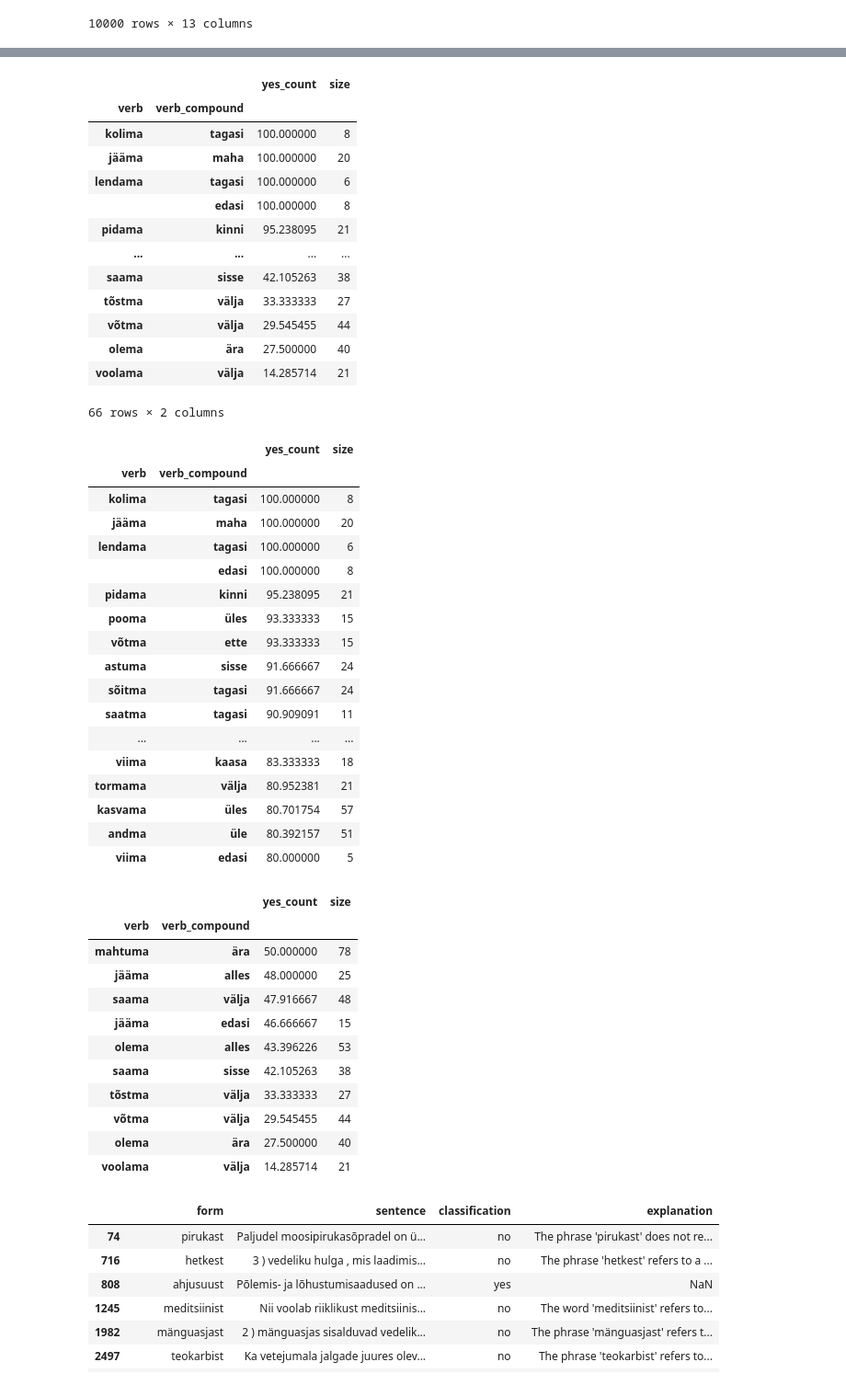
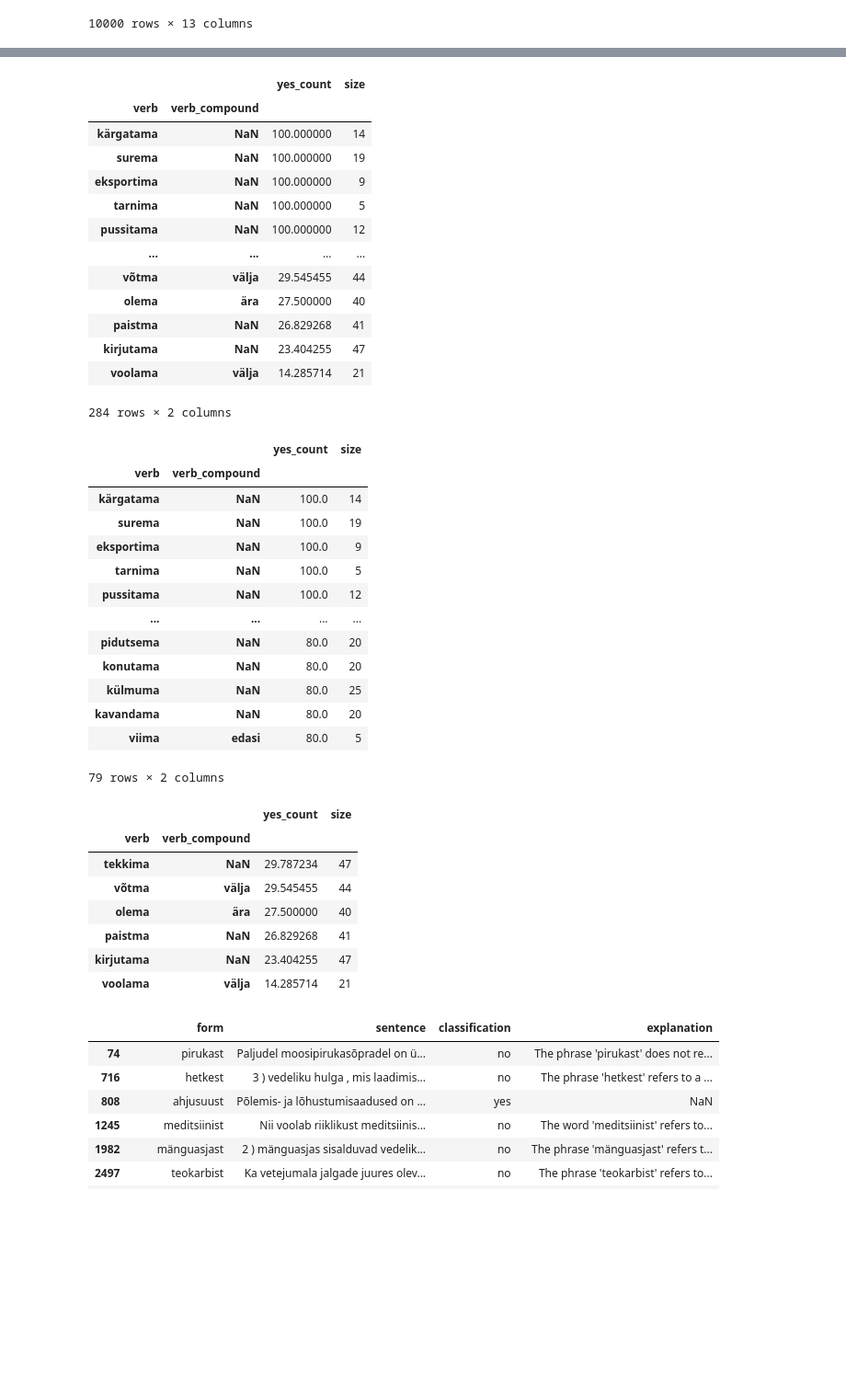
Before and after one commit to estnltk/syntax_experiments, a Jupyter notebook: physical_location_labelling/physical_location_by_context/v04_verb-case_pattern/code/subset_analysis/09_v04_data_extraction_4_gpt_v3_n80_analysis.ipynb, the cells around one changed output, grey strips where cells are left out. Shown at 92% size. Saved outputs shown, nothing was run; the diff lists cells and outputs as text; code cells hidden in the pictures; blank space fills up the shorter version.

```diff
--- a/physical_location_labelling/physical_location_by_context/v04_verb-case_pattern/code/subset_analysis/09_v04_data_extraction_4_gpt_v3_n80_analysis.ipynb
+++ b/physical_location_labelling/physical_location_by_context/v04_verb-case_pattern/code/subset_analysis/09_v04_data_extraction_4_gpt_v3_n80_analysis.ipynb
@@ -50,7 +54,7 @@ counts2
 | 58 | kaebama | NaN | 4 |
 284 rows × 3 columns
 # %%
-aggreg = df1.groupby(["verb", "verb_compound"]).agg(
+aggreg = df1.groupby(["verb", "verb_compound"], dropna=False).agg(
     yes_count=("classification", lambda x: np.sum(x == "yes")/len(x)*100),
         size = ("classification", lambda x :len(x))
 ).sort_values('yes_count', ascending=False)
@@ -58,53 +62,45 @@ aggreg
 # %% [output]
 |  |  | yes_count | size |
 | verb | verb_compound |  |  |
-| kolima | tagasi | 100.000000 | 8 |
-| jääma | maha | 100.000000 | 20 |
-| lendama | tagasi | 100.000000 | 6 |
-|  | edasi | 100.000000 | 8 |
-| pidama | kinni | 95.238095 | 21 |
+| kärgatama | NaN | 100.000000 | 14 |
+| surema | NaN | 100.000000 | 19 |
+| eksportima | NaN | 100.000000 | 9 |
+| tarnima | NaN | 100.000000 | 5 |
+| pussitama | NaN | 100.000000 | 12 |
 | ... | ... | ... | ... |
-| saama | sisse | 42.105263 | 38 |
-| tõstma | välja | 33.333333 | 27 |
 | võtma | välja | 29.545455 | 44 |
 | olema | ära | 27.500000 | 40 |
+| paistma | NaN | 26.829268 | 41 |
+| kirjutama | NaN | 23.404255 | 47 |
 | voolama | välja | 14.285714 | 21 |
-66 rows × 2 columns
+284 rows × 2 columns
 # %%
 aggreg[aggreg["yes_count"]>= 80]
 # %% [output]
 |  |  | yes_count | size |
 | verb | verb_compound |  |  |
-| kolima | tagasi | 100.000000 | 8 |
-| jääma | maha | 100.000000 | 20 |
-| lendama | tagasi | 100.000000 | 6 |
-|  | edasi | 100.000000 | 8 |
-| pidama | kinni | 95.238095 | 21 |
-| pooma | üles | 93.333333 | 15 |
-| võtma | ette | 93.333333 | 15 |
-| astuma | sisse | 91.666667 | 24 |
-| sõitma | tagasi | 91.666667 | 24 |
-| saatma | tagasi | 90.909091 | 11 |
+| kärgatama | NaN | 100.0 | 14 |
+| surema | NaN | 100.0 | 19 |
+| eksportima | NaN | 100.0 | 9 |
+| tarnima | NaN | 100.0 | 5 |
+| pussitama | NaN | 100.0 | 12 |
 | ... | ... | ... | ... |
-| viima | kaasa | 83.333333 | 18 |
-| tormama | välja | 80.952381 | 21 |
-| kasvama | üles | 80.701754 | 57 |
-| andma | üle | 80.392157 | 51 |
-| viima | edasi | 80.000000 | 5 |
+| pidutsema | NaN | 80.0 | 20 |
+| konutama | NaN | 80.0 | 20 |
+| külmuma | NaN | 80.0 | 25 |
+| kavandama | NaN | 80.0 | 20 |
+| viima | edasi | 80.0 | 5 |
+79 rows × 2 columns
 # %%
-aggreg[aggreg["yes_count"]<= 50]
+aggreg[aggreg["yes_count"]<= 30]
 # %% [output]
 |  |  | yes_count | size |
 | verb | verb_compound |  |  |
-| mahtuma | ära | 50.000000 | 78 |
-| jääma | alles | 48.000000 | 25 |
-| saama | välja | 47.916667 | 48 |
-| jääma | edasi | 46.666667 | 15 |
-| olema | alles | 43.396226 | 53 |
-| saama | sisse | 42.105263 | 38 |
-| tõstma | välja | 33.333333 | 27 |
+| tekkima | NaN | 29.787234 | 47 |
 | võtma | välja | 29.545455 | 44 |
 | olema | ära | 27.500000 | 40 |
+| paistma | NaN | 26.829268 | 41 |
+| kirjutama | NaN | 23.404255 | 47 |
 | voolama | välja | 14.285714 | 21 |
 # %%
 ab = df1.loc[df1["verb"]=="voolama", ["form", "sentence", "classification", "explanation"]]
```
Also changed, not shown: parts of 19 cells of this notebook, 3 other files.
